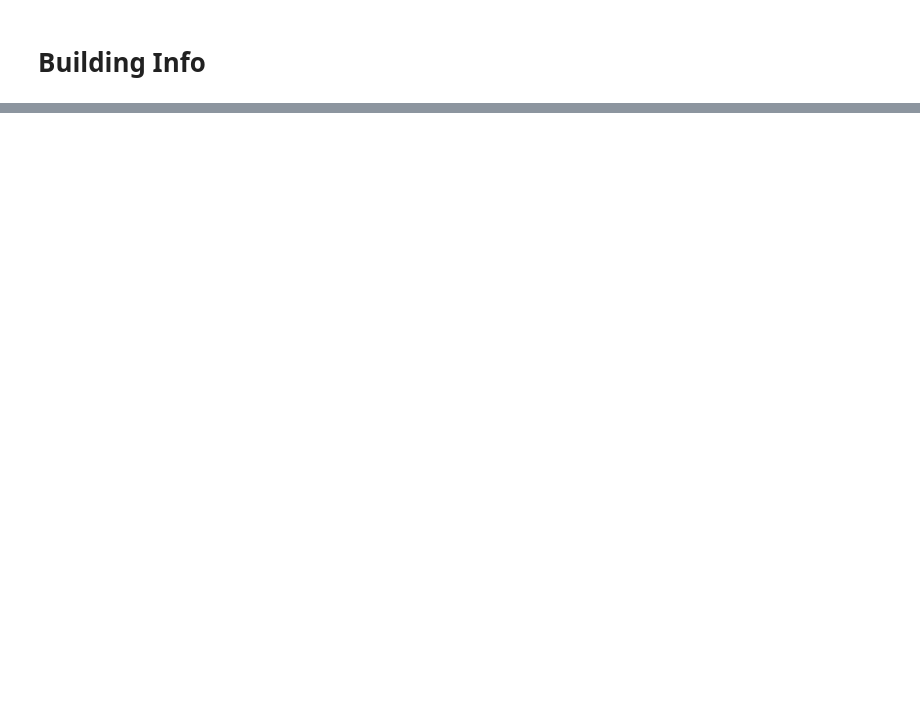
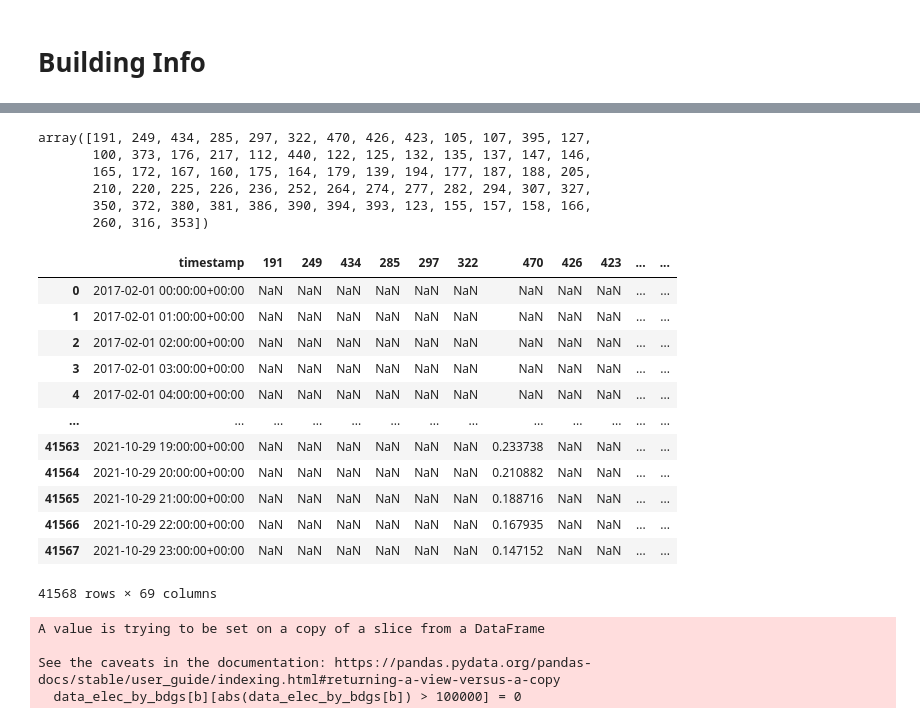
Before and after one commit to PengkunLiu/RTEM_CMU, a Jupyter notebook: RTEM Jupyter Notebook/EUI-elec.ipynb, the cells around one changed output, grey strips where cells are left out. Cells and saved outputs as stored; diff of their text form; code cells hidden in the pictures; blank space fills up the shorter version.

```diff
--- a/RTEM Jupyter Notebook/EUI-elec.ipynb
+++ b/RTEM Jupyter Notebook/EUI-elec.ipynb
@@ -231,9 +213,3 @@ plt.style.use('ggplot')
 
 # This for the figure size
 plt.rcParams["figure.figsize"] = (20,9)
-# %%
-# These are the sensors, one per column (first one is the timestamp)
-cols = data_elec_by_bdgs.columns[1:3]
-for col in cols:
-    plt.figure()
-    plt.plot(data_elec_by_bdgs['timestamp'], data_elec_by_bdgs[col])
@@ -280,0 +296,32 @@ bdgs_df.to_csv(filename, index=False)
+# %%
+idx_drop = []
+for i in range(0, len(bdgs_elec)):
+    if data_elec_by_bdgs[bdgs_elec[i]].count() <= 5000:
+        data_elec_by_bdgs.drop(bdgs_elec[i], inplace=True, axis=1)
+        idx_drop.append(i)
+bdgs_elec_new = np.delete(bdgs_elec, idx_drop)
+# %%
+bdgs_elec_new
+# %% [output]
+array([191, 249, 434, 285, 297, 322, 470, 426, 423, 105, 107, 395, 127,
+       100, 373, 176, 217, 112, 440, 122, 125, 132, 135, 137, 147, 146,
+       165, 172, 167, 160, 175, 164, 179, 139, 194, 177, 187, 188, 205,
+       210, 220, 225, 226, 236, 252, 264, 274, 277, 282, 294, 307, 327,
+       350, 372, 380, 381, 386, 390, 394, 393, 123, 155, 157, 158, 166,
+       260, 316, 353])
+# %%
+data_elec_by_bdgs
+# %% [output]
+|  | timestamp | 191 | 249 | 434 | 285 | 297 | 322 | 470 | 426 | 423 | ... | ... |
+| 0 | 2017-02-01 00:00:00+00:00 | NaN | NaN | NaN | NaN | NaN | NaN | NaN | NaN | NaN | ... | ... |
+| 1 | 2017-02-01 01:00:00+00:00 | NaN | NaN | NaN | NaN | NaN | NaN | NaN | NaN | NaN | ... | ... |
+| 2 | 2017-02-01 02:00:00+00:00 | NaN | NaN | NaN | NaN | NaN | NaN | NaN | NaN | NaN | ... | ... |
+| 3 | 2017-02-01 03:00:00+00:00 | NaN | NaN | NaN | NaN | NaN | NaN | NaN | NaN | NaN | ... | ... |
+| 4 | 2017-02-01 04:00:00+00:00 | NaN | NaN | NaN | NaN | NaN | NaN | NaN | NaN | NaN | ... | ... |
+| ... | ... | ... | ... | ... | ... | ... | ... | ... | ... | ... | ... | ... |
+| 41563 | 2021-10-29 19:00:00+00:00 | NaN | NaN | NaN | NaN | NaN | NaN | 0.233738 | NaN | NaN | ... | ... |
+| 41564 | 2021-10-29 20:00:00+00:00 | NaN | NaN | NaN | NaN | NaN | NaN | 0.210882 | NaN | NaN | ... | ... |
+| 41565 | 2021-10-29 21:00:00+00:00 | NaN | NaN | NaN | NaN | NaN | NaN | 0.188716 | NaN | NaN | ... | ... |
+| 41566 | 2021-10-29 22:00:00+00:00 | NaN | NaN | NaN | NaN | NaN | NaN | 0.167935 | NaN | NaN | ... | ... |
+| 41567 | 2021-10-29 23:00:00+00:00 | NaN | NaN | NaN | NaN | NaN | NaN | 0.147152 | NaN | NaN | ... | ... |
+41568 rows × 69 columns
@@ -280,0 +334,8 @@ bdgs_df.to_csv(filename, index=False)
+# %%
+for b in data_elec_by_bdgs.columns[1:]:
+    data_elec_by_bdgs[b][abs(data_elec_by_bdgs[b]) > 100000] = 0
+# %% [output]
+A value is trying to be set on a copy of a slice from a DataFrame
+
+See the caveats in the documentation: https://pandas.pydata.org/pandas-docs/stable/user_guide/indexing.html#returning-a-view-versus-a-copy
+  data_elec_by_bdgs[b][abs(data_elec_by_bdgs[b]) > 100000] = 0
```
Also changed, not shown: parts of 49 cells of this notebook, 6 other files.
